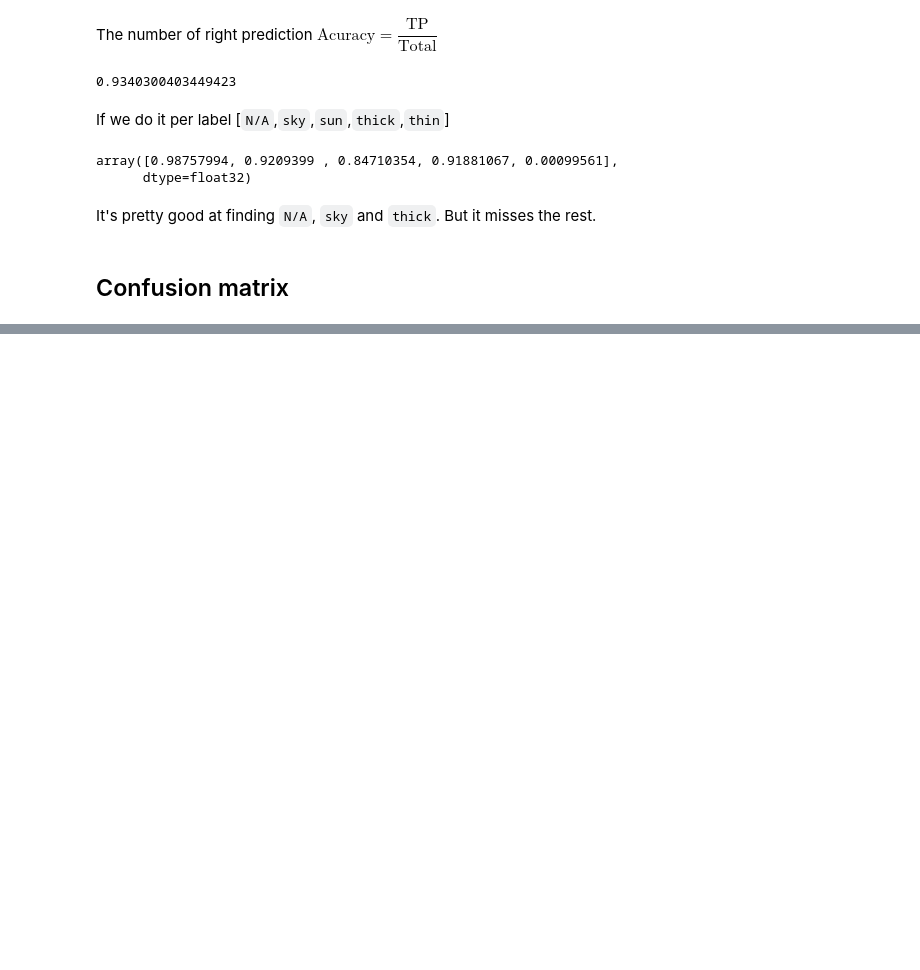
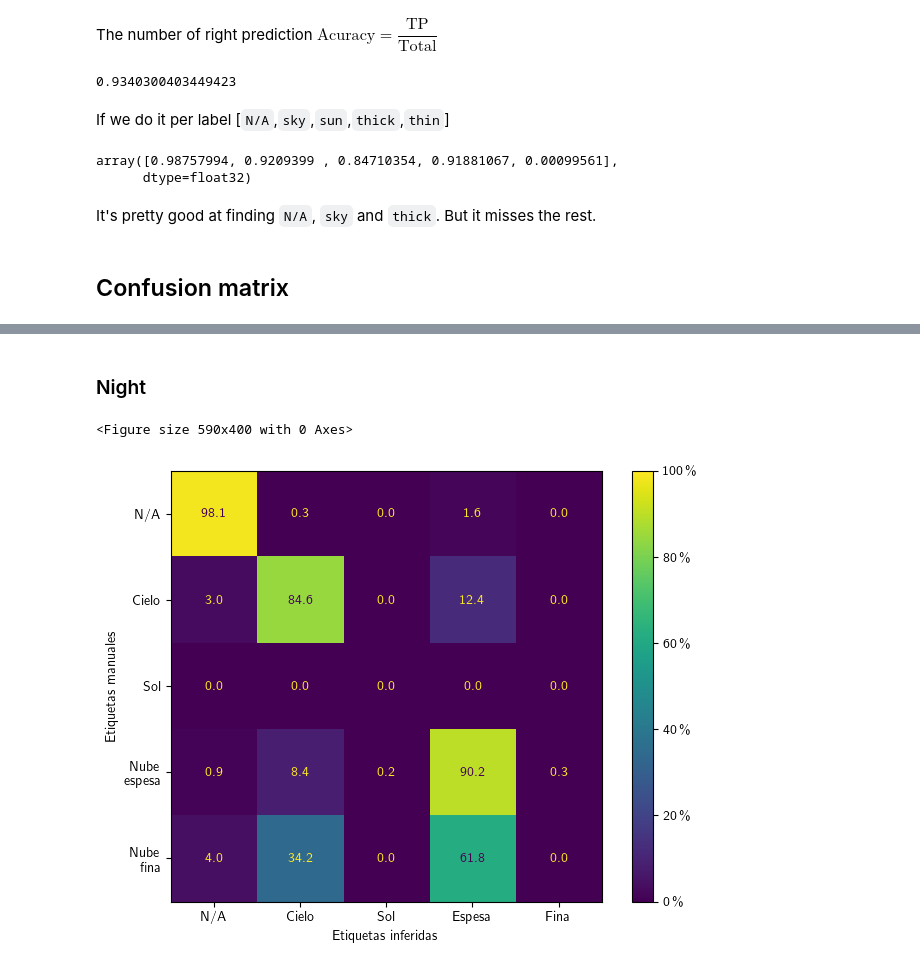
Before and after one commit to sergiogpajares/TFG-fis, a Jupyter notebook: metrics.ipynb, the cells around one changed output, grey strips where cells are left out. Drawn from its saved outputs; the diff is of its cells as text; code cells hidden in the pictures; blank space fills up the shorter version.

```diff
--- a/metrics.ipynb
+++ b/metrics.ipynb
@@ -86,18 +98,35 @@ It's pretty good at finding `N/A`, `sky` and `thick`. But it misses the rest.
 # %% [markdown]
 ## Confusion matrix
 # %%
-ConfusionMatrixDisplay(
-    confusion_matrix(
-        predictions.flatten(),
-        ground_truth.flatten(),
-        labels=np.arange(NUM_CLASSES),
-        normalize = 'true',
+def PlotConfusionMatrix(y_pred:np.ndarray,y_true:np.ndarray) -> None:
+
+    plt.figure(figsize=(5.9,4))
+    ConfusionMatrixDisplay(
+        confusion_matrix(
+            y_pred=y_pred.flatten(),
+            y_true=y_true.flatten(),
+            labels=np.arange(NUM_CLASSES),
+            normalize = 'true',
+        )*100
+    ).plot(
+        values_format='.1f',
+        im_kw={
+            'vmax' :100,
+            'vmin' :  0,
+        }
     )
-).plot()
 
-ax = plt.gca()
-ax.set_xlabel('Etiquetas predichas')
-ax.set_ylabel('Etiquetas verdaderas')
-ax.set_xticks(np.arange(NUM_CLASSES),['N/A','Cielo','Sol','Espesa','Trans.'])
-ax.set_yticks(np.arange(NUM_CLASSES),['N/A','Cielo','Sol','Nube\nespesa','Nube\ntrans.'])
-ax.set_title('Matriz de confusión')
+    ax = plt.gca()
+    ax.set_xlabel('Etiquetas inferidas')
+    ax.set_ylabel('Etiquetas manuales')
+    ax.set_xticks(np.arange(NUM_CLASSES),['N/A','Cielo','Sol','Espesa','Fina'])
+    ax.set_yticks(np.arange(NUM_CLASSES),['N/A','Cielo','Sol','Nube\nespesa','Nube\nfina'])
+    # ax.set_title('Matriz de confusión')
+
+    cbar = ax.images[-1].colorbar
+    cbar.set_ticks(
+        ticks = list(range(0,101,20)),
+        labels = [f"{percent} \%" for percent in range(0,101,20)],
+        )
+
+    plt.tight_layout(pad=.1)
@@ -125,0 +141,7 @@ plt.ylim(0,1)
+# %% [markdown]
+### Night
+# %%
+PlotConfusionMatrix(predictions[~isDay],ground_truth[~isDay])
+# %% [output]
+<Figure size 590x400 with 0 Axes>
+[figure, added]
```
Also changed, not shown: parts of 38 cells of this notebook, 1 other file.
